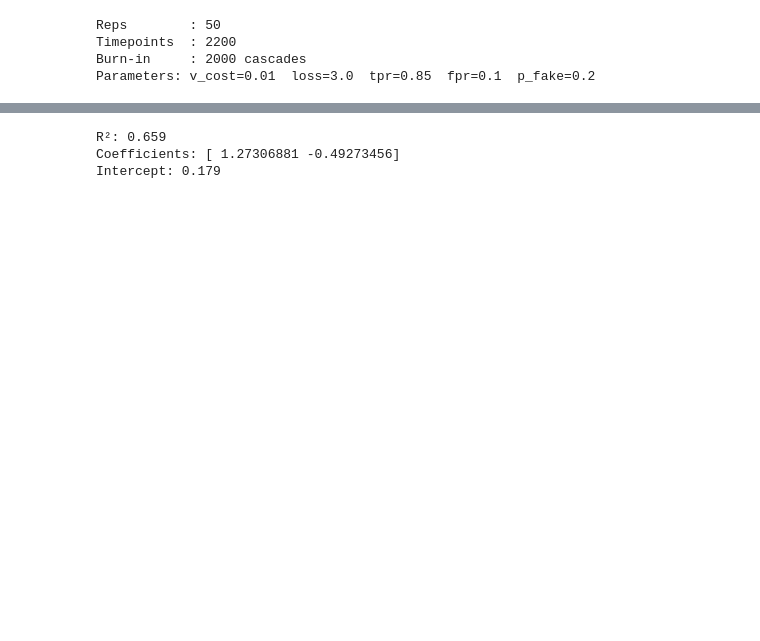
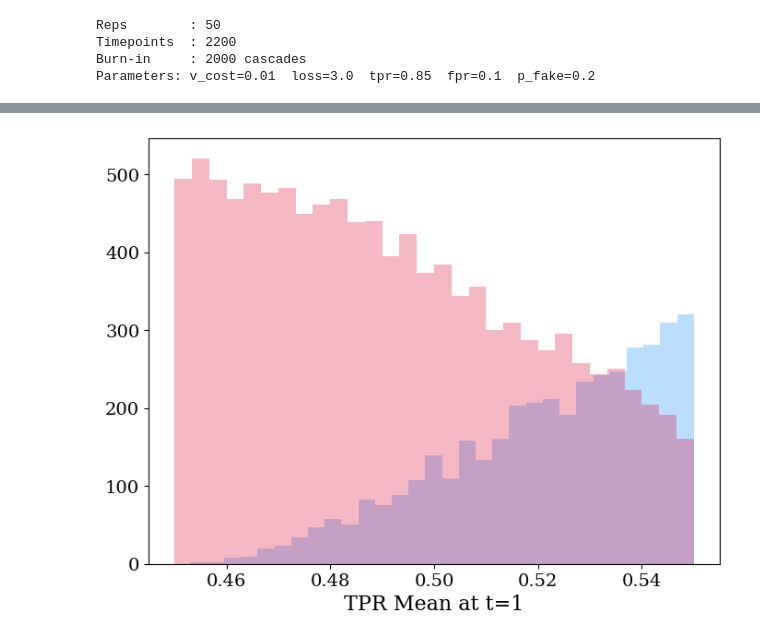
Before and after one commit to charlesaugdupont/deepfake-percolation, a Jupyter notebook: notebooks/burnin-results.ipynb, the cells around one changed output, grey strips where cells are left out. Saved outputs shown, nothing was run; the diff lists cells and outputs as text; code cells hidden in the pictures; blank space fills up the shorter version.

```diff
--- a/notebooks/burnin-results.ipynb
+++ b/notebooks/burnin-results.ipynb
@@ -160,13 +120,7 @@ Intercept: 0.144
-# %%
-X = start[["tpr_mean", "fpr_mean"]].values
-
-y = end["tpr_mean"].values
-
-model = LinearRegression().fit(X, y)
-print(f"R²: {r2_score(y, model.predict(X)):.3f}")
-print(f"Coefficients: {model.coef_}")
-print(f"Intercept: {model.intercept_:.3f}")
-# %% [output]
-R²: 0.659
-Coefficients: [ 1.27306881 -0.49273456]
-Intercept: 0.179
+# %%
+plt.hist(start_verifying["tpr_mean"], color="dodgerblue", alpha=0.3, bins=30)
+plt.hist(start_not_verifying["tpr_mean"], color="crimson", alpha=0.3, bins=30)
+plt.xlabel("TPR Mean at t=1")
+plt.show()
+# %% [output]
+[figure, added]
```
Also changed, not shown: parts of 23 cells of this notebook, 2 other files.
